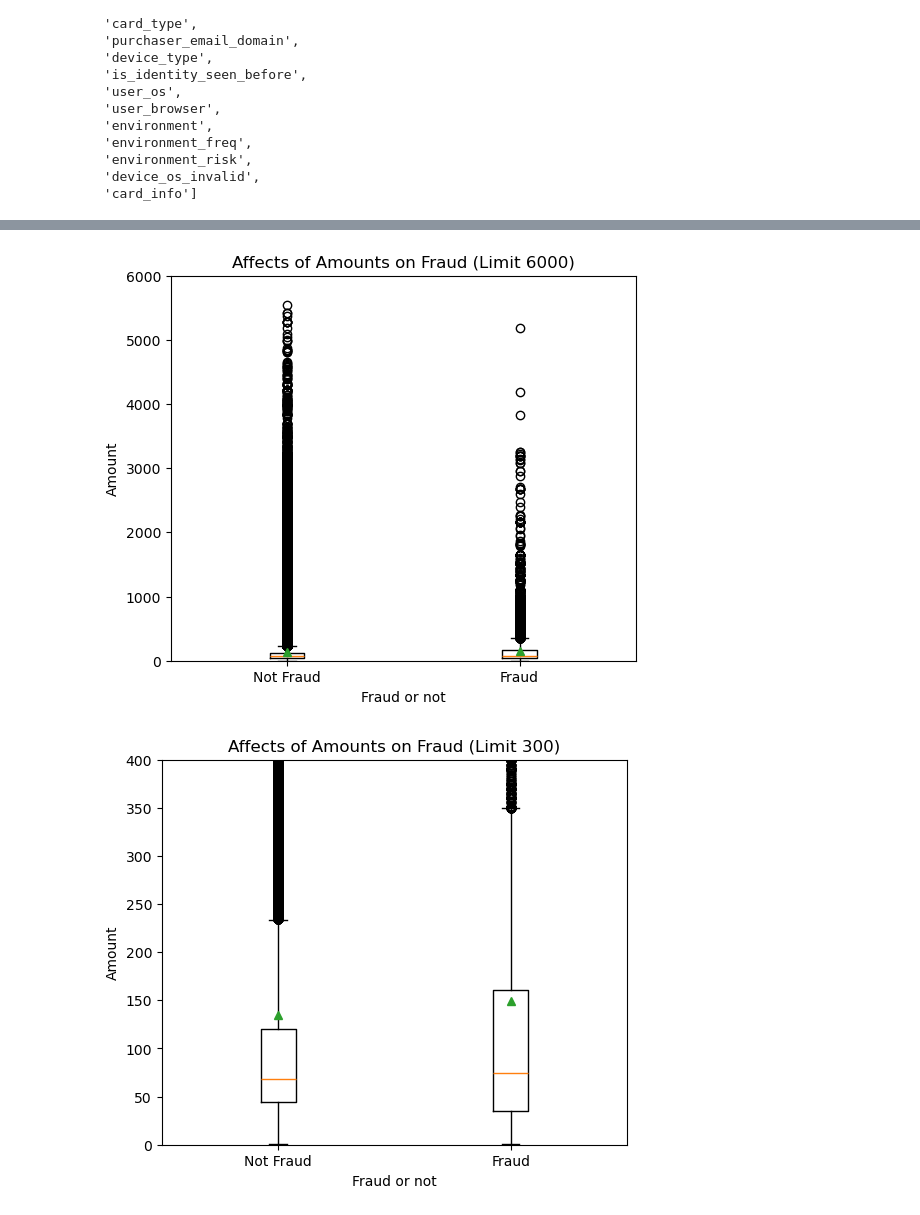
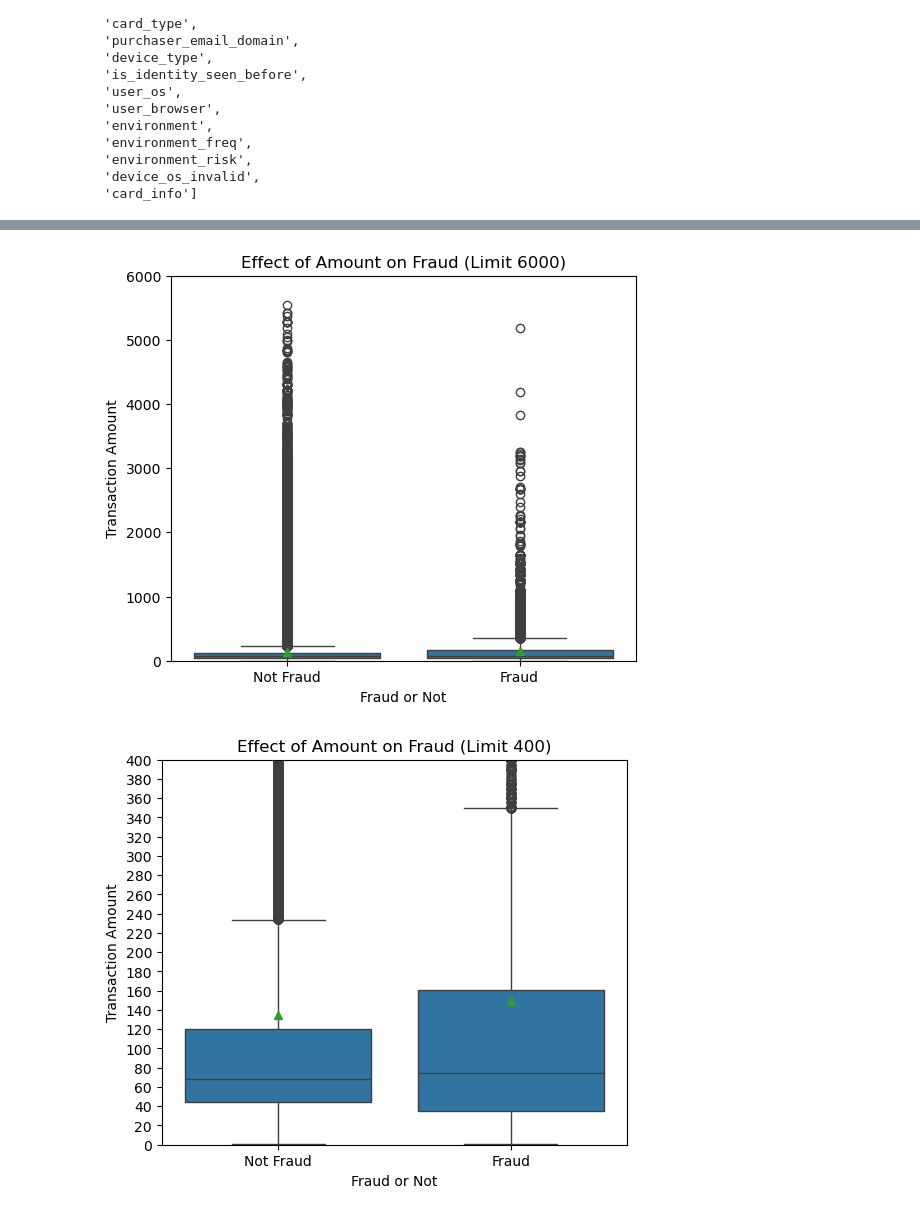
Before and after one commit to codedbyyprince/Fraud-Assessment, a Jupyter notebook: Base Model/03.ipynb, the cells around one changed output, grey strips where cells are left out. Cells and saved outputs as stored; diff of their text form; code cells hidden in the pictures.

```diff
--- a/Base Model/03.ipynb
+++ b/Base Model/03.ipynb
@@ -68,28 +73,28 @@ df[['device_type',
 # %%
-def plot_fraud_box(df, ylim=None, title_suffix="Full"):
-    grouped = [
-        df[df['is_fraud'] == 0]['transaction_amount'],
-        df[df['is_fraud'] == 1]['transaction_amount']
-    ]
+def plot_fraud_box(df, ylim=None, yticks=None, title_suffix="Full"):
+    plt.figure(figsize=(6, 5))
 
-    plt.figure(figsize=(6,5))
-    plt.boxplot(
-        grouped,
-        labels=['Not Fraud', 'Fraud'],
-        vert=True,
+    sns.boxplot(
+        data=df,
+        x='is_fraud',
+        y='transaction_amount',
         showmeans=True
     )
 
-    plt.xlabel('Fraud or not')
-    plt.ylabel('Amount')
-    plt.title(f'Affects of Amounts on Fraud ({title_suffix})')
+    plt.xticks([0, 1], ['Not Fraud', 'Fraud'])
+    plt.xlabel('Fraud or Not')
+    plt.ylabel('Transaction Amount')
+    plt.title(f'Effect of Amount on Fraud ({title_suffix})')
 
-    if ylim is not None:
+    if ylim:
         plt.ylim(0, ylim)
+    if yticks and ylim:
+        plt.yticks(range(0, ylim + 1, yticks))
 
     plt.show()
 
-plot_fraud_box(df, ylim=None, title_suffix="Full")
+# Calls stay the same
+plot_fraud_box(df)
 plot_fraud_box(df, ylim=6000, title_suffix="Limit 6000")
-plot_fraud_box(df, ylim=400, title_suffix="Limit 300")
+plot_fraud_box(df, ylim=400, yticks=20, title_suffix="Limit 400")
 # %% [output]
@@ -97,2 +102,2 @@ plot_fraud_box(df, ylim=400, title_suffix="Limit 300")
-[figure, old version]
+[figure, new version]
-[figure, old version]
+[figure, new version]
```
Also changed, not shown: parts of 32 cells of this notebook.
